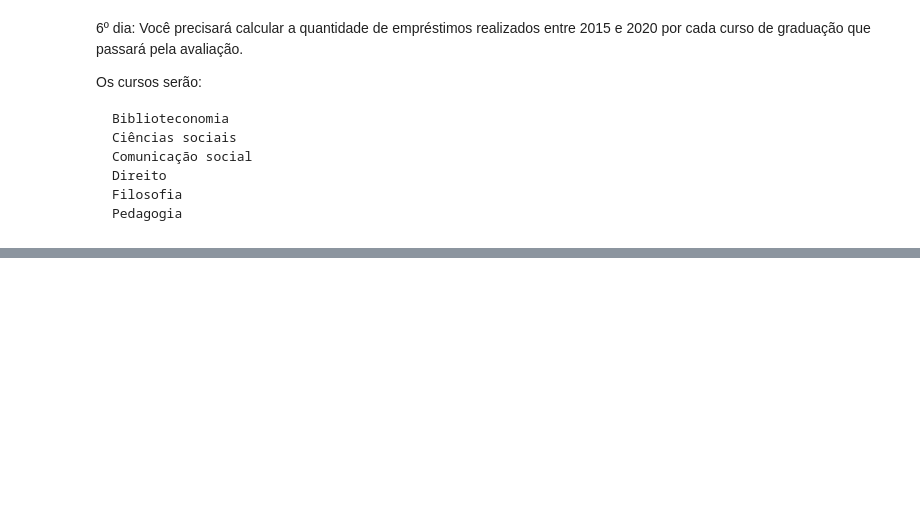
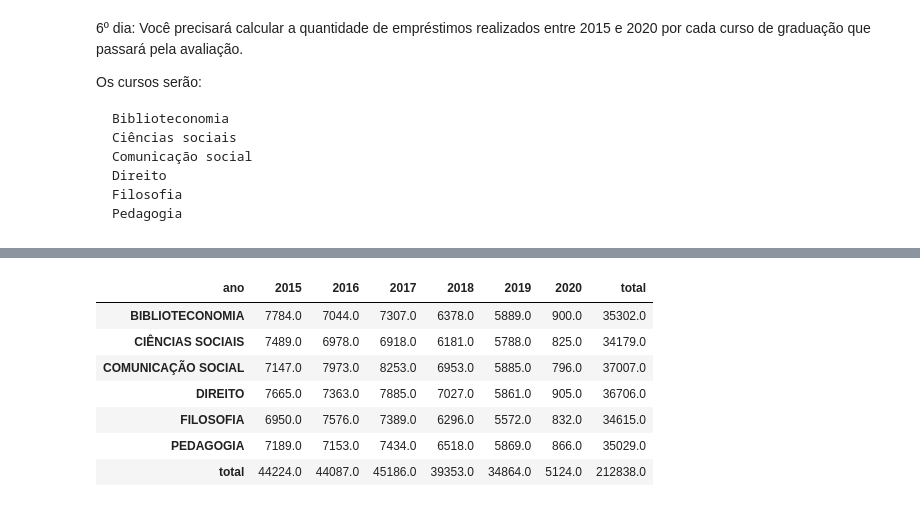
Before and after one commit to Vinicius-Vidal-Silva/python-data-analysis-biblioteca, a Jupyter notebook: main.ipynb, the cells around one changed output, grey strips where cells are left out. Cells and saved outputs as stored; diff of their text form; code cells hidden in the pictures; blank space fills up the shorter version.

```diff
--- a/main.ipynb
+++ b/main.ipynb
@@ -501,0 +537,2 @@ Os cursos serão:
+# %%
+usuarios_completo = pd.concat([usuarios_excel, usuarios_json_graduacao], ignore_index=True)
@@ -501,0 +543,9 @@ Os cursos serão:
+# %%
+emprestimos_completo.head(3)
+emprestimos_matricula_data = emprestimos_completo[["matricula_ou_siape", "data_emprestimo", "id_emprestimo"]]
+# %%
+usuarios_com_data = pd.merge(usuarios_completo, emprestimos_matricula_data, on="matricula_ou_siape", how="inner")
+usuarios_com_data_2015_2020 = usuarios_com_data.query("data_emprestimo >= 2015")
+usuarios_com_data_2015_2020["data_emprestimo"] = pd.to_datetime(usuarios_com_data_2015_2020["data_emprestimo"])
+usuarios_com_data_2015_2020["ano"] = usuarios_com_data_2015_2020["data_emprestimo"].dt.year
+print(usuarios_com_data_2015_2020.columns)
@@ -501,0 +567,45 @@ Os cursos serão:
+# %%
+cursos_avaliacao_mec = [
+    "Biblioteconomia",
+    "Ciências sociais",
+    "Comunicação social",
+    "Direito",
+    "Filosofia",
+    "Pedagogia"
+]
+# %%
+usuarios_com_data_2015_2020_agrupada = usuarios_com_data_2015_2020.groupby(["curso", "ano"])["id_emprestimo"].count().reset_index()
+usuarios_com_data_2015_2020_agrupada = usuarios_com_data_2015_2020_agrupada.rename(columns={"id_emprestimo": "contagem_emprestimo"})
+
+for i in range(len(cursos_avaliacao_mec)):
+    cursos_avaliacao_mec[i] = cursos_avaliacao_mec[i].upper()
+
+usuarios_com_data_2015_2020_agrupada_pivot = pd.pivot_table(usuarios_com_data_2015_2020_agrupada,
+                                                            values="contagem_emprestimo",
+                                                            index="curso",
+                                                            columns="ano",
+                                                            aggfunc="sum",)
+usuarios_com_data_2015_2020_agrupada_pivot = usuarios_com_data_2015_2020_agrupada_pivot.fillna(0)
+
+usuarios_com_data_2015_2020_agrupada_pivot_mec = usuarios_com_data_2015_2020_agrupada_pivot.loc[cursos_avaliacao_mec]
+
+colunas = usuarios_com_data_2015_2020_agrupada_pivot_mec.columns
+
+
+usuarios_com_data_2015_2020_agrupada_pivot_mec["total"] = usuarios_com_data_2015_2020_agrupada_pivot_mec.sum(axis=1)
+linha_total_por_ano = usuarios_com_data_2015_2020_agrupada_pivot_mec.sum()
+#.T é para transpor o DataFrame
+linha_total_por_ano_df = pd.DataFrame(linha_total_por_ano).T
+linha_total_por_ano_df.index = ["TOTAL"]
+
+usuarios_com_data_2015_2020_agrupada_pivot_mec = pd.concat([usuarios_com_data_2015_2020_agrupada_pivot_mec, linha_total_por_ano_df])
+display(usuarios_com_data_2015_2020_agrupada_pivot_mec)
+# %% [output]
+| ano | 2015 | 2016 | 2017 | 2018 | 2019 | 2020 | total |
+| BIBLIOTECONOMIA | 7784.0 | 7044.0 | 7307.0 | 6378.0 | 5889.0 | 900.0 | 35302.0 |
+| CIÊNCIAS SOCIAIS | 7489.0 | 6978.0 | 6918.0 | 6181.0 | 5788.0 | 825.0 | 34179.0 |
+| COMUNICAÇÃO SOCIAL | 7147.0 | 7973.0 | 8253.0 | 6953.0 | 5885.0 | 796.0 | 37007.0 |
+| DIREITO | 7665.0 | 7363.0 | 7885.0 | 7027.0 | 5861.0 | 905.0 | 36706.0 |
+| FILOSOFIA | 6950.0 | 7576.0 | 7389.0 | 6296.0 | 5572.0 | 832.0 | 34615.0 |
+| PEDAGOGIA | 7189.0 | 7153.0 | 7434.0 | 6518.0 | 5869.0 | 866.0 | 35029.0 |
+| total | 44224.0 | 44087.0 | 45186.0 | 39353.0 | 34864.0 | 5124.0 | 212838.0 |
```
Also changed, not shown: parts of 8 cells of this notebook, 1 other file.
